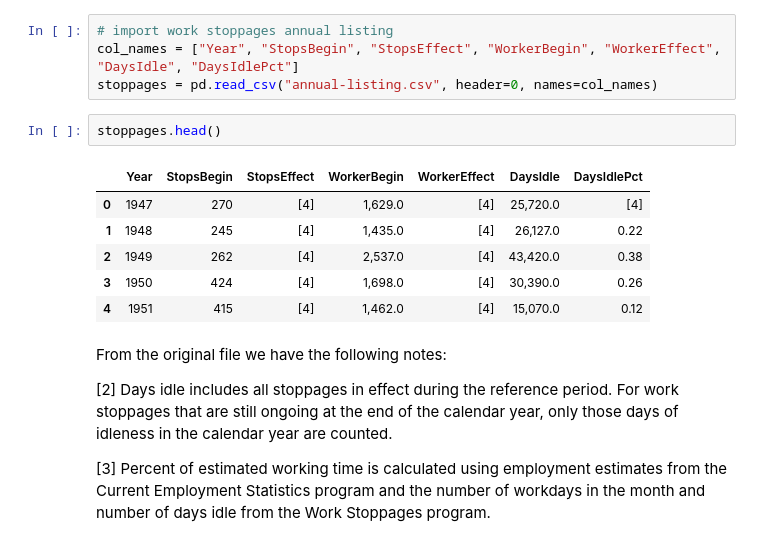
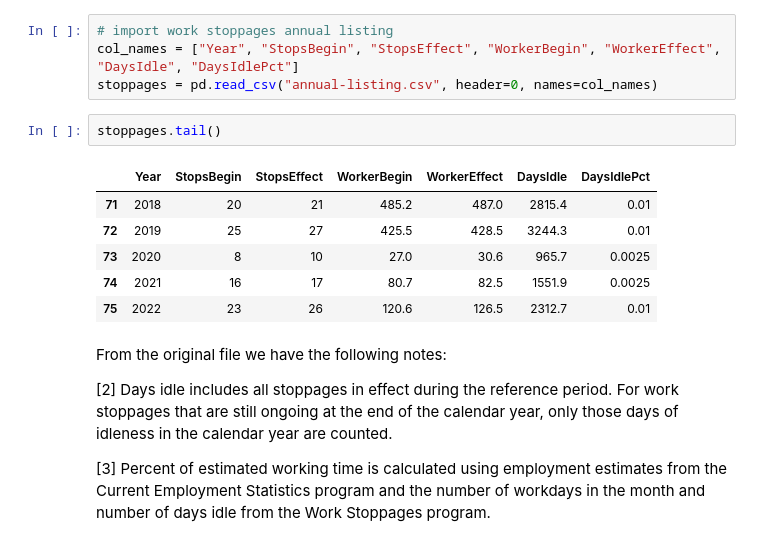
Before and after one commit to skizlik/labor-study, a Jupyter notebook: data story 1 - labor stoppages.ipynb, the cells around one changed output. Drawn from its saved outputs; the diff is of its cells as text.

```diff
--- a/data story 1 - labor stoppages.ipynb
+++ b/data story 1 - labor stoppages.ipynb
@@ -11,14 +11,14 @@ import seaborn as sns
 col_names = ["Year", "StopsBegin", "StopsEffect", "WorkerBegin", "WorkerEffect", "DaysIdle", "DaysIdlePct"]
 stoppages = pd.read_csv("annual-listing.csv", header=0, names=col_names)
 # %%
-stoppages.head()
+stoppages.tail()
 # %% [output]
 |  | Year | StopsBegin | StopsEffect | WorkerBegin | WorkerEffect | DaysIdle | DaysIdlePct |
-| 0 | 1947 | 270 | [4] | 1,629.0 | [4] | 25,720.0 | [4] |
-| 1 | 1948 | 245 | [4] | 1,435.0 | [4] | 26,127.0 | 0.22 |
-| 2 | 1949 | 262 | [4] | 2,537.0 | [4] | 43,420.0 | 0.38 |
-| 3 | 1950 | 424 | [4] | 1,698.0 | [4] | 30,390.0 | 0.26 |
-| 4 | 1951 | 415 | [4] | 1,462.0 | [4] | 15,070.0 | 0.12 |
+| 71 | 2018 | 20 | 21 | 485.2 | 487.0 | 2815.4 | 0.01 |
+| 72 | 2019 | 25 | 27 | 425.5 | 428.5 | 3244.3 | 0.01 |
+| 73 | 2020 | 8 | 10 | 27.0 | 30.6 | 965.7 | 0.0025 |
+| 74 | 2021 | 16 | 17 | 80.7 | 82.5 | 1551.9 | 0.0025 |
+| 75 | 2022 | 23 | 26 | 120.6 | 126.5 | 2312.7 | 0.01 |
 # %% [markdown]
 From the original file we have the following notes:
 
```
Also changed, not shown: parts of 36 cells of this notebook.
